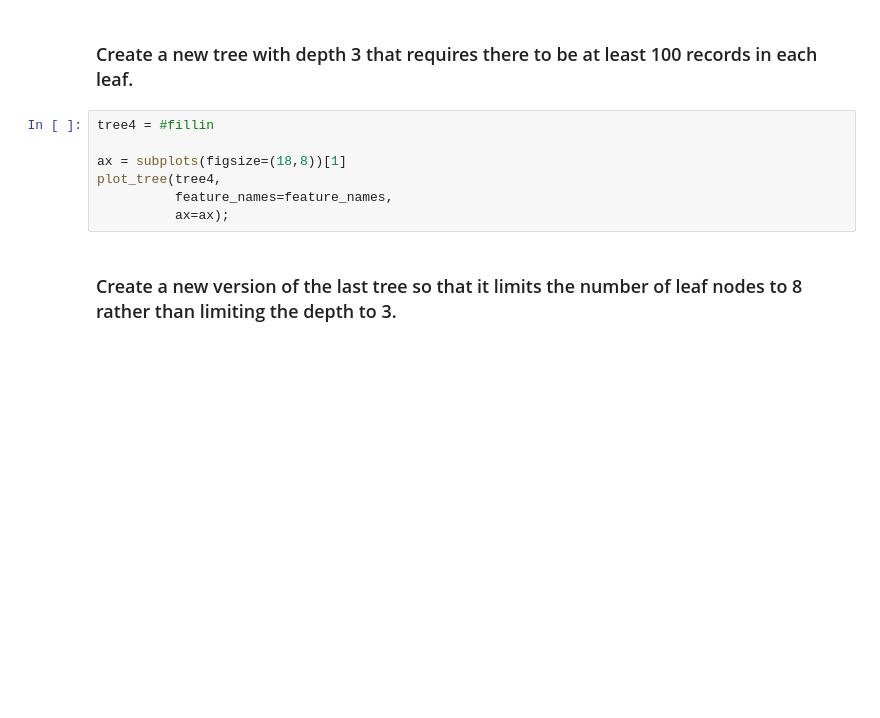
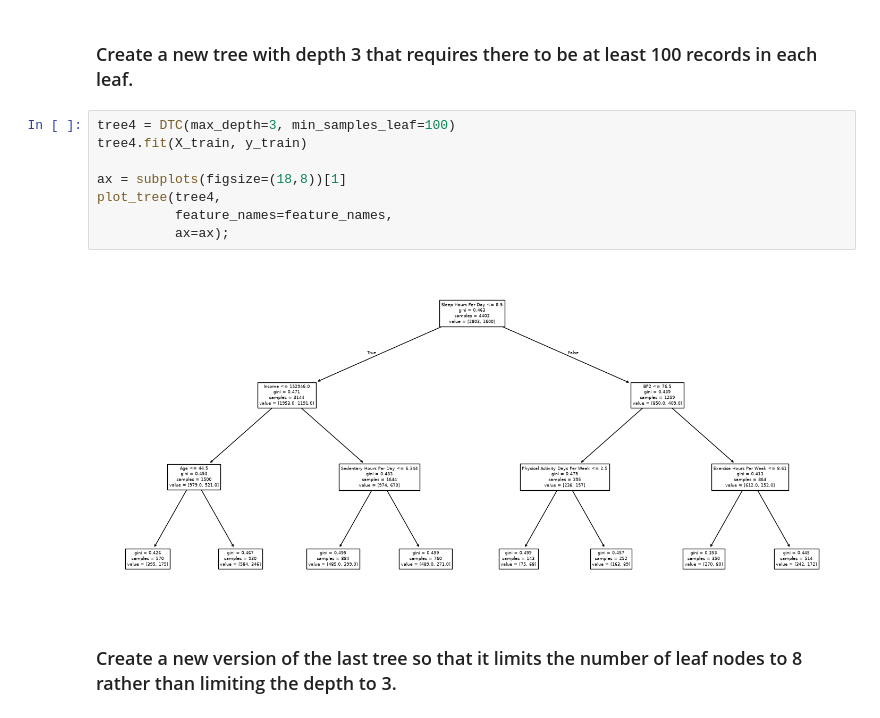
Before and after one commit to ziyad-abbach/code_2600, a Jupyter notebook: mod08_rf.ipynb, the cells around one changed output. Cells and saved outputs as stored; diff of their text form; blank space fills up the shorter version.

```diff
--- a/mod08_rf.ipynb
+++ b/mod08_rf.ipynb
@@ -95,12 +166,15 @@ plot_tree(tree3,
 # %% [markdown]
 ### Create a new tree with depth 3 that requires there to be at least 100 records in each leaf.
 # %%
-tree4 = #fillin
+tree4 = DTC(max_depth=3, min_samples_leaf=100)
+tree4.fit(X_train, y_train)
 
 ax = subplots(figsize=(18,8))[1]
 plot_tree(tree4,
           feature_names=feature_names,
           ax=ax);
+# %% [output]
+[figure, added]
 # %% [markdown]
 ### Create a new version of the last tree so that it limits the number of leaf nodes to 8 rather than limiting the depth to 3.
 # %%
```
Also changed, not shown: parts of 22 cells of this notebook.
